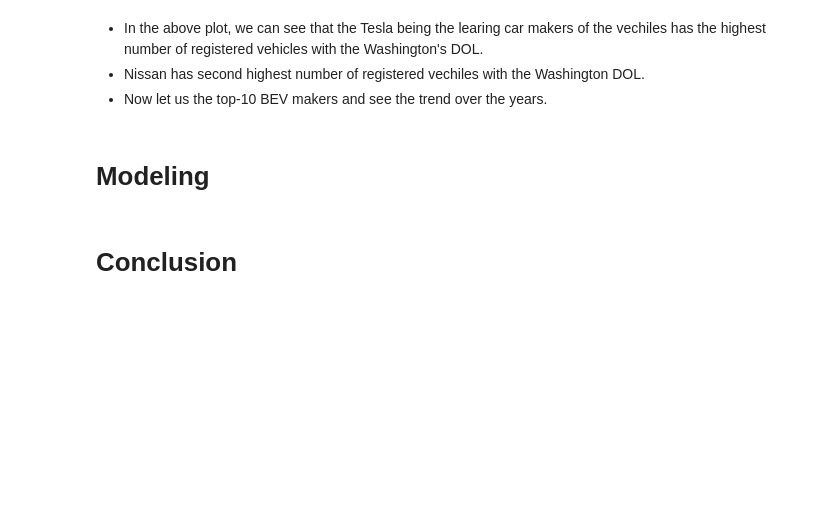
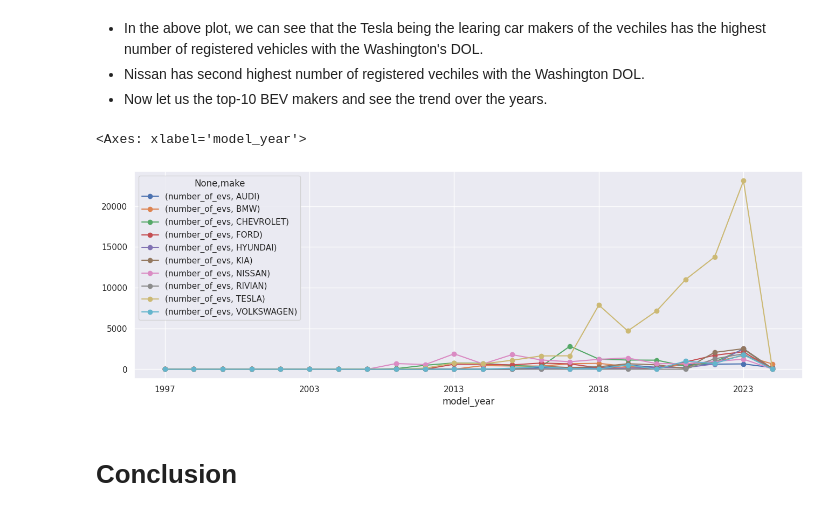
Before and after one commit to Murad1997/DS-Portfolio, a Jupyter notebook: Data_analysis_and_modeling.ipynb, the cells around one changed output. Saved outputs shown, nothing was run; the diff lists cells and outputs as text; code cells hidden in the pictures; blank space fills up the shorter version.

```diff
--- a/Data_analysis_and_modeling.ipynb
+++ b/Data_analysis_and_modeling.ipynb
@@ -263,7 +263,29 @@ fig, ax = plt.subplots(figsize = (16, 5))
   - In the above plot, we can see that the Tesla being the learing car makers of the vechiles has the highest number of registered vehicles with the Washington's DOL.
   - Nissan has second highest number of registered vechiles with the Washington DOL.
   - Now let us the top-10 BEV makers and see the trend over the years.
-# %% [markdown]
-# Modeling
+# %%
+top10_ev_type = \
+(df[
+    df['electric_vehicle_type'] == ev_type[ev_type_index]
+    ]
+ .groupby(by = 'make')
+ .agg(number_of_evs = ('model', 'count'))
+ .reset_index()
+ .sort_values(by = 'number_of_evs', ascending = False)[0:10]
+ .make
+ .tolist()
+)
+# %%
+fig, ax = plt.subplots(figsize = (16, 5))
+(df[lambda df_: df_.make.isin(top10_ev_type)]
+ .assign(make = lambda df_: df_.make.astype('string'))
+ .groupby(by = ['model_year', 'make'])
+ .agg(number_of_evs = ('model', 'count'))
+ .unstack()
+ .plot(y = ['number_of_evs'], style = '-o', ax = ax)
+)
+# %% [output]
+<Axes: xlabel='model_year'>
+[figure, added]
 # %% [markdown]
 # Conclusion
```
